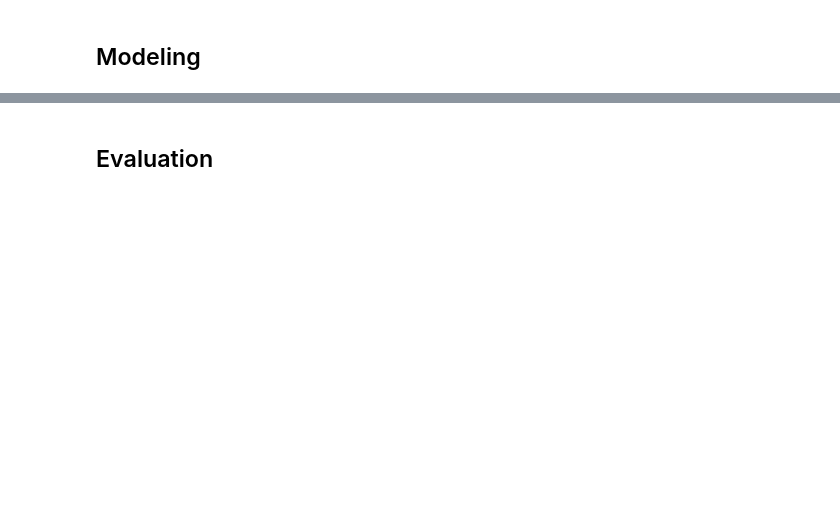
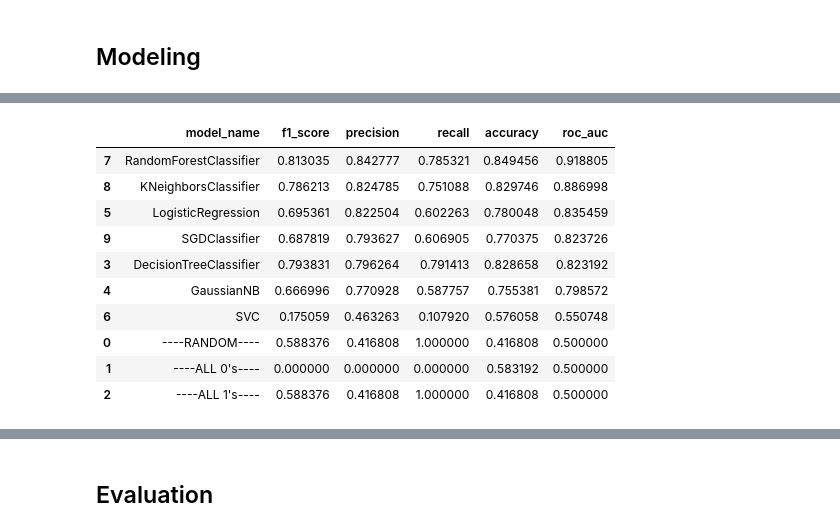
Before and after one commit to finitearth/DataExploration, a Jupyter notebook: presentation.ipynb, the cells around one changed output, grey strips where cells are left out. Drawn from its saved outputs; the diff is of its cells as text; code cells hidden in the pictures; blank space fills up the shorter version.

```diff
--- a/presentation.ipynb
+++ b/presentation.ipynb
@@ -408,0 +559,39 @@ Hier gilt es eine Modellierungstechnik auswählen, mit der man das Modell erstel
+# %%
+scores_multi_class = {
+    "model_name": [],
+    "f1_score": [],
+    "precision": [],
+    "recall": [],
+    "accuracy": [],
+    "roc_auc": []
+}
+
+scores_not_functional = {
+    "model_name": [],
+    "f1_score": [],
+    "precision": [],
+    "recall": [],
+    "accuracy": [],
+    "roc_auc": []
+}
+
+scores_needs_repair = {
+    "model_name": [],
+    "f1_score": [],
+    "precision": [],
+    "recall": [],
+    "accuracy": [],
+    "roc_auc": []
+}
+
+mask_train_not_functional = y!=1
+mask_test_not_functional = y_test!=1
+
+mask_train_needs_repair = y!=2
+mask_test_needs_repair = y_test!=2
+
+l = [
+    (..., ..., scores_multi_class),
+    (mask_train_not_functional, mask_test_not_functional, scores_not_functional),
+    (mask_train_needs_repair, mask_test_needs_repair, scores_needs_repair)
+]
@@ -408,0 +631,15 @@ Hier gilt es eine Modellierungstechnik auswählen, mit der man das Modell erstel
+# %%
+df = pd.DataFrame(data=scores_not_functional).sort_values("roc_auc", ascending=False)
+df
+# %% [output]
+|  | model_name | f1_score | precision | recall | accuracy | roc_auc |
+| 7 | RandomForestClassifier | 0.813035 | 0.842777 | 0.785321 | 0.849456 | 0.918805 |
+| 8 | KNeighborsClassifier | 0.786213 | 0.824785 | 0.751088 | 0.829746 | 0.886998 |
+| 5 | LogisticRegression | 0.695361 | 0.822504 | 0.602263 | 0.780048 | 0.835459 |
+| 9 | SGDClassifier | 0.687819 | 0.793627 | 0.606905 | 0.770375 | 0.823726 |
+| 3 | DecisionTreeClassifier | 0.793831 | 0.796264 | 0.791413 | 0.828658 | 0.823192 |
+| 4 | GaussianNB | 0.666996 | 0.770928 | 0.587757 | 0.755381 | 0.798572 |
+| 6 | SVC | 0.175059 | 0.463263 | 0.107920 | 0.576058 | 0.550748 |
+| 0 | ----RANDOM---- | 0.588376 | 0.416808 | 1.000000 | 0.416808 | 0.500000 |
+| 1 | ----ALL 0's---- | 0.000000 | 0.000000 | 0.000000 | 0.583192 | 0.500000 |
+| 2 | ----ALL 1's---- | 0.588376 | 0.416808 | 1.000000 | 0.416808 | 0.500000 |
```
Also changed, not shown: parts of 61 cells of this notebook.
